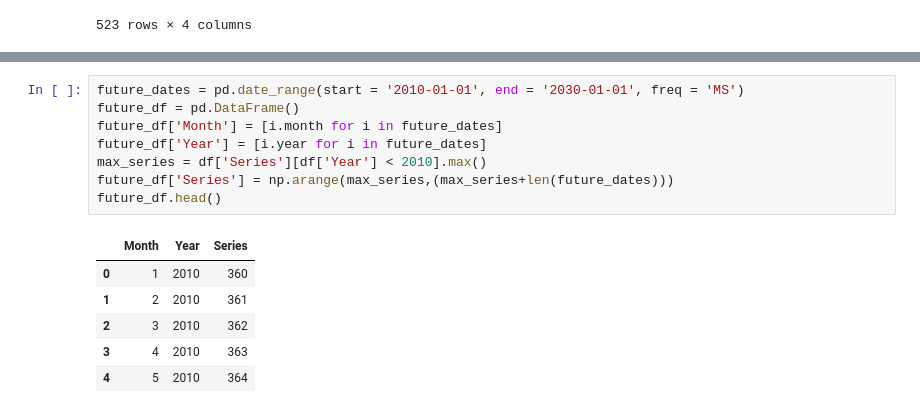
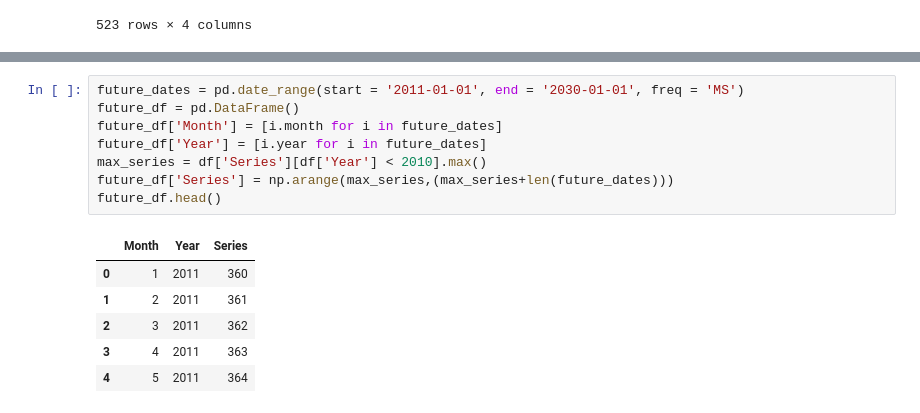
Before and after one commit to data-to-insight/D2I-Jupyter-Notebook-Tools, a Jupyter notebook: ml-data science tutorials/forecasting tutorial.ipynb, the cells around one changed output, grey strips where cells are left out. Drawn from its saved outputs; the diff is of its cells as text.

```diff
--- a/ml-data science tutorials/forecasting tutorial.ipynb
+++ b/ml-data science tutorials/forecasting tutorial.ipynb
@@ -106,18 +110,18 @@ best = compare_models(sort = 'MAE')
 # %%
-future_dates = pd.date_range(start = '2010-01-01', end = '2030-01-01', freq = 'MS')
+future_dates = pd.date_range(start = '2011-01-01', end = '2030-01-01', freq = 'MS')
 future_df = pd.DataFrame()
 future_df['Month'] = [i.month for i in future_dates]
 future_df['Year'] = [i.year for i in future_dates]
 max_series = df['Series'][df['Year'] < 2010].max()
 future_df['Series'] = np.arange(max_series,(max_series+len(future_dates)))
 future_df.head()
 # %% [output]
 |  | Month | Year | Series |
-| 0 | 1 | 2010 | 360 |
-| 1 | 2 | 2010 | 361 |
-| 2 | 3 | 2010 | 362 |
-| 3 | 4 | 2010 | 363 |
-| 4 | 5 | 2010 | 364 |
+| 0 | 1 | 2011 | 360 |
+| 1 | 2 | 2011 | 361 |
+| 2 | 3 | 2011 | 362 |
+| 3 | 4 | 2011 | 363 |
+| 4 | 5 | 2011 | 364 |
 # %%
 predictions_future = predict_model(best, data=future_df)
 predictions_future.head()
```
Also changed, not shown: parts of 4 cells of this notebook, 1 other file.
